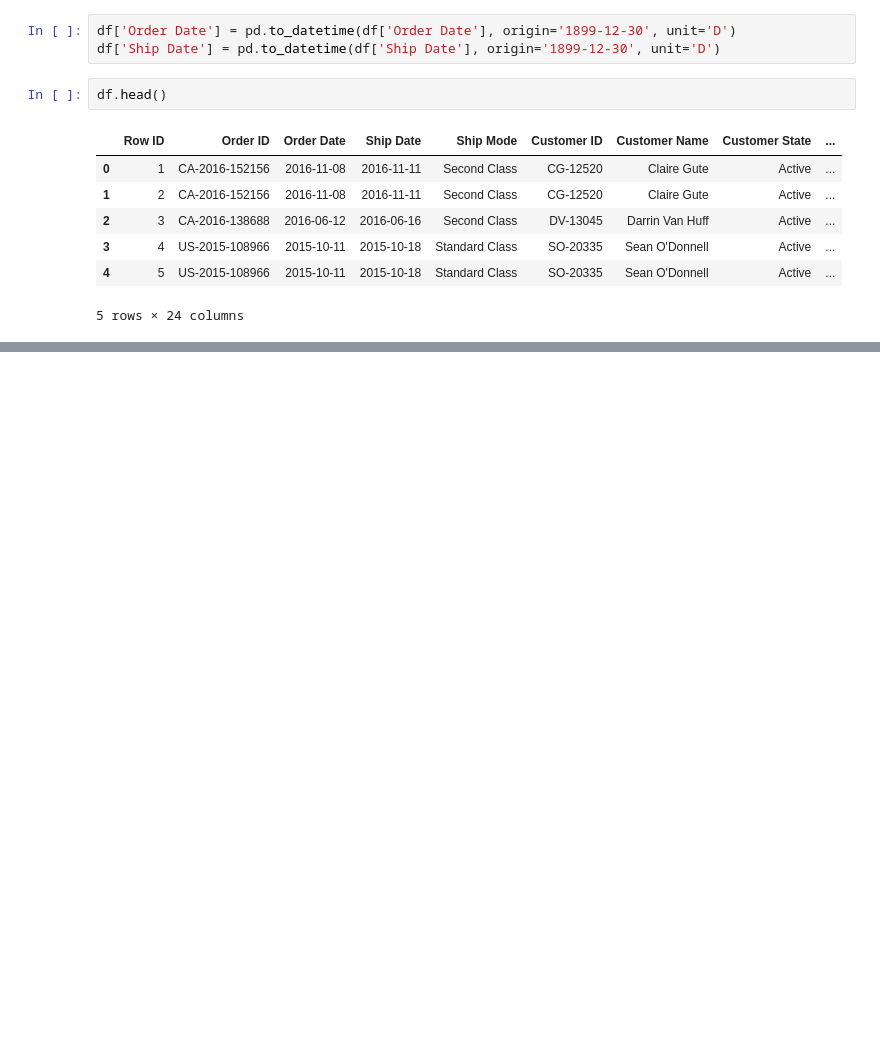
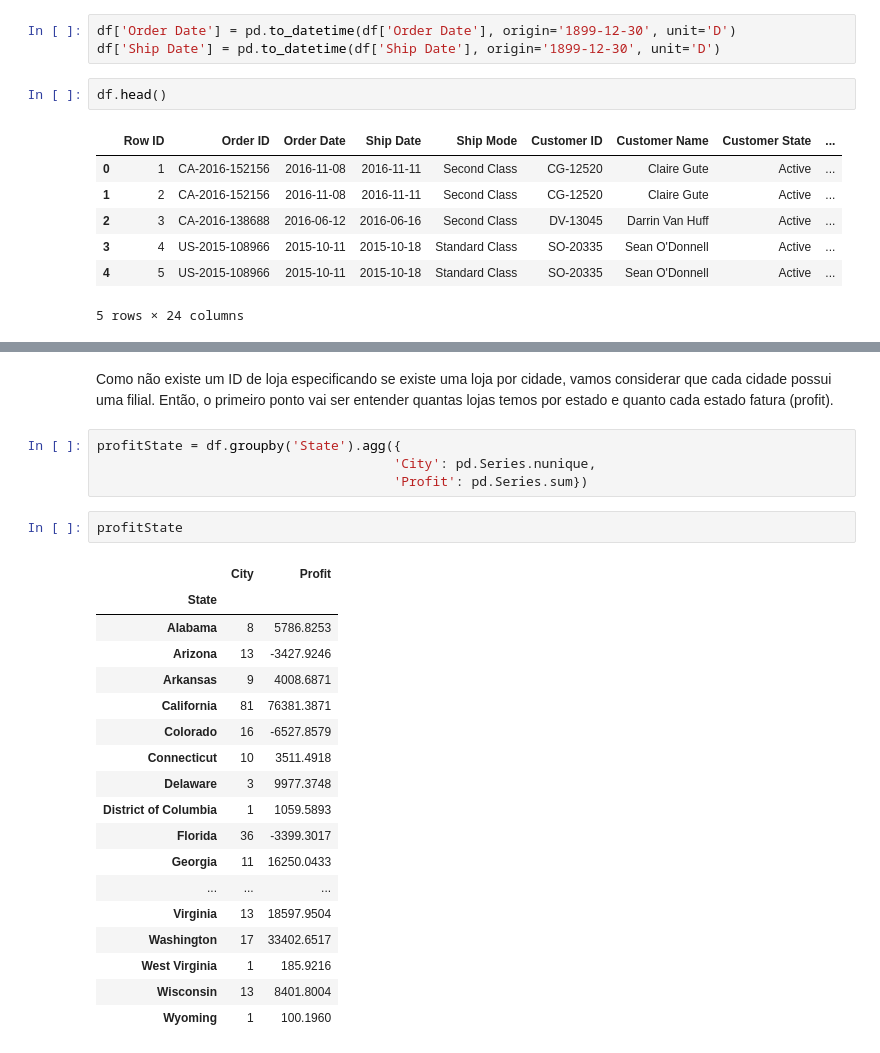
Before and after one commit to andrealonso75/Analyses, a Jupyter notebook: AnaliseDescritivaBaseVendas.ipynb, the cells around one changed output, grey strips where cells are left out. Drawn from its saved outputs; the diff is of its cells as text; blank space fills up the shorter version.

```diff
--- a/AnaliseDescritivaBaseVendas.ipynb
+++ b/AnaliseDescritivaBaseVendas.ipynb
@@ -90,0 +190,27 @@ df.head()
+# %% [markdown]
+Como não existe um ID de loja especificando se existe uma loja por cidade, vamos considerar que cada cidade possui uma filial. Então, o primeiro ponto vai ser entender quantas lojas temos por estado e quanto cada estado fatura (profit).
+# %%
+profitState = df.groupby('State').agg({
+                                      'City': pd.Series.nunique,
+                                      'Profit': pd.Series.sum})
+# %%
+profitState
+# %% [output]
+|  | City | Profit |
+| State |  |  |
+| Alabama | 8 | 5786.8253 |
+| Arizona | 13 | -3427.9246 |
+| Arkansas | 9 | 4008.6871 |
+| California | 81 | 76381.3871 |
+| Colorado | 16 | -6527.8579 |
+| Connecticut | 10 | 3511.4918 |
+| Delaware | 3 | 9977.3748 |
+| District of Columbia | 1 | 1059.5893 |
+| Florida | 36 | -3399.3017 |
+| Georgia | 11 | 16250.0433 |
+| ... | ... | ... |
+| Virginia | 13 | 18597.9504 |
+| Washington | 17 | 33402.6517 |
+| West Virginia | 1 | 185.9216 |
+| Wisconsin | 13 | 8401.8004 |
+| Wyoming | 1 | 100.1960 |
```
Also changed, not shown: parts of 22 cells of this notebook.
